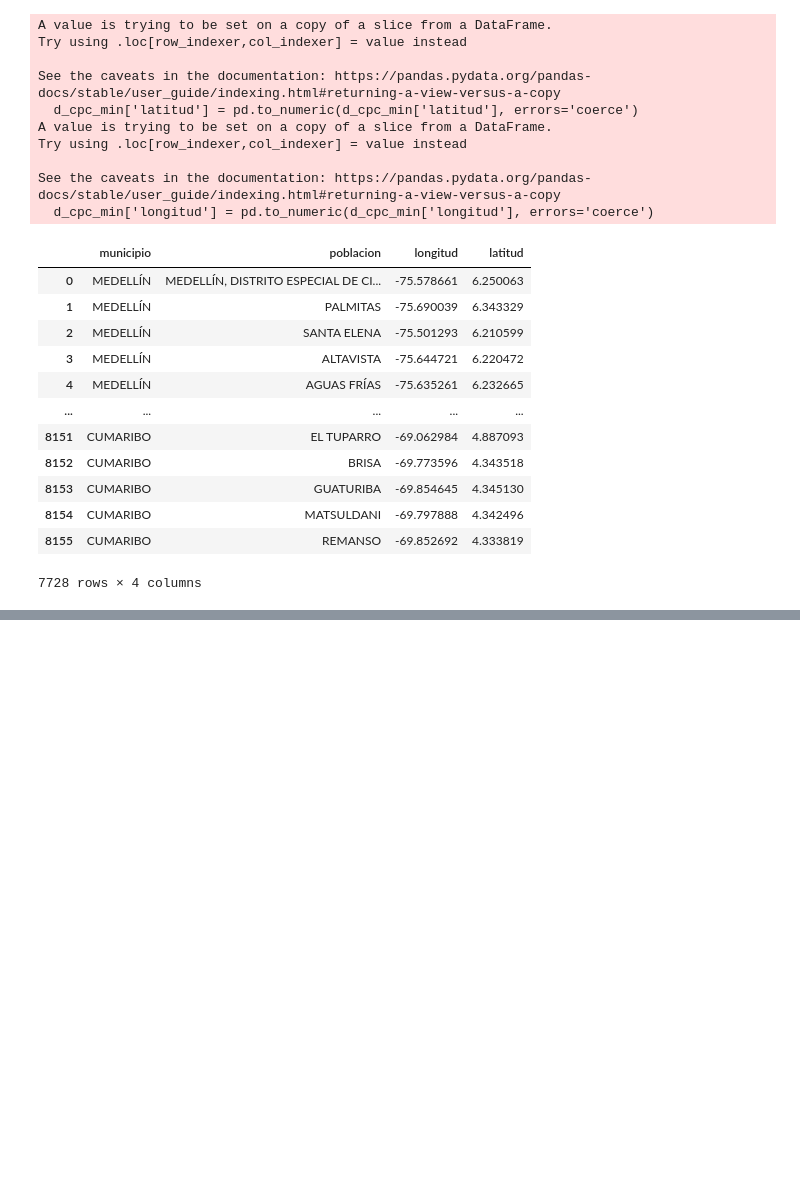
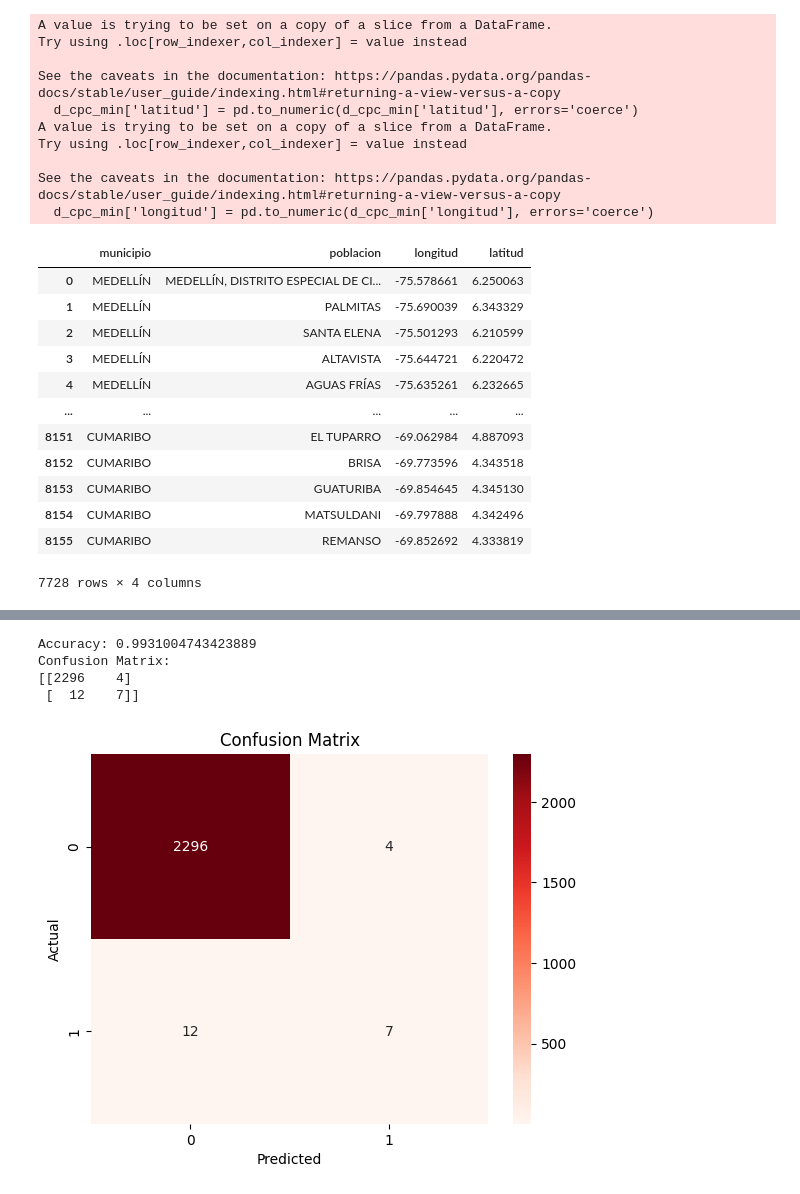
Before and after one commit to gluoneros/greenPredEnergy, a Jupyter notebook: ai.ipynb, the cells around one changed output, grey strips where cells are left out. Saved outputs shown, nothing was run; the diff lists cells and outputs as text; code cells hidden in the pictures; blank space fills up the shorter version.

Commit message:
Accuracy

```diff
--- a/ai.ipynb
+++ b/ai.ipynb
@@ -750,0 +797,9 @@ dtype: int64
+# %%
+# Escalador
+scaler_x = RobustScaler()
+x_train_scl = scaler_x.fit_transform(x_train)
+x_test_scl = scaler_x.transform(x_test)
+
+scaler_y = RobustScaler()
+y_train_scl = scaler_y.fit_transform(y_train.values.reshape(-1, 1))
+y_test_scl = scaler_y.transform(y_test.values.reshape(-1, 1))
@@ -750,0 +812,10 @@ dtype: int64
+# %%
+y_predict = modelo_viabilidad.predict(x_test_scl)
+# %%
+# Evaluación del Modelo
+accuracy = accuracy_score(y_test_scl, y_predict)
+confusion = confusion_matrix(y_test_scl, y_predict)
+classification_rep = classification_report(y_test_scl, y_predict)
+
+print("Classification Report:")
+print(classification_rep)
@@ -750,0 +832,17 @@ dtype: int64
+# %%
+print(f"Accuracy: {accuracy}")
+print("Confusion Matrix:")
+print(confusion)
+# %% [output]
+Accuracy: 0.9931004743423889
+Confusion Matrix:
+[[2296    4]
+ [  12    7]]
+# %%
+sns.heatmap(confusion, annot=True, fmt='d', cmap='Reds')
+plt.xlabel('Predicted')
+plt.ylabel('Actual')
+plt.title('Confusion Matrix')
+plt.show()
+# %% [output]
+[figure, added]
```
Also changed, not shown: parts of 29 cells of this notebook.
